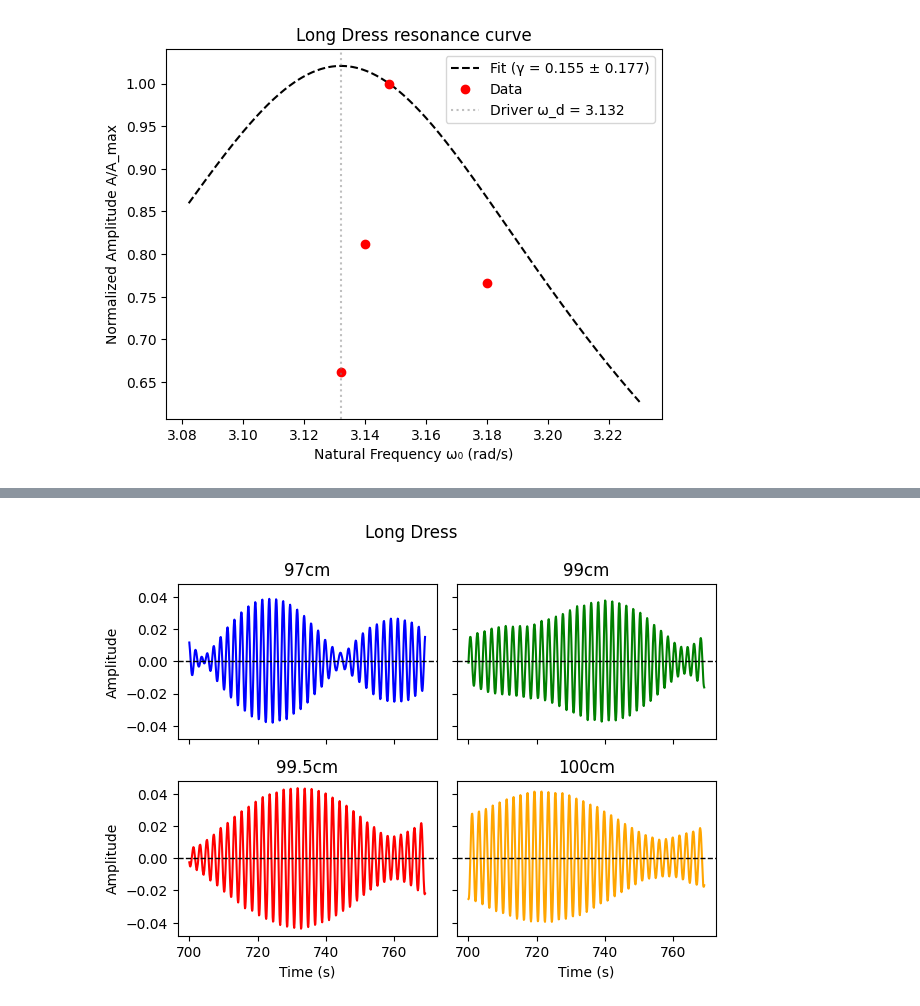
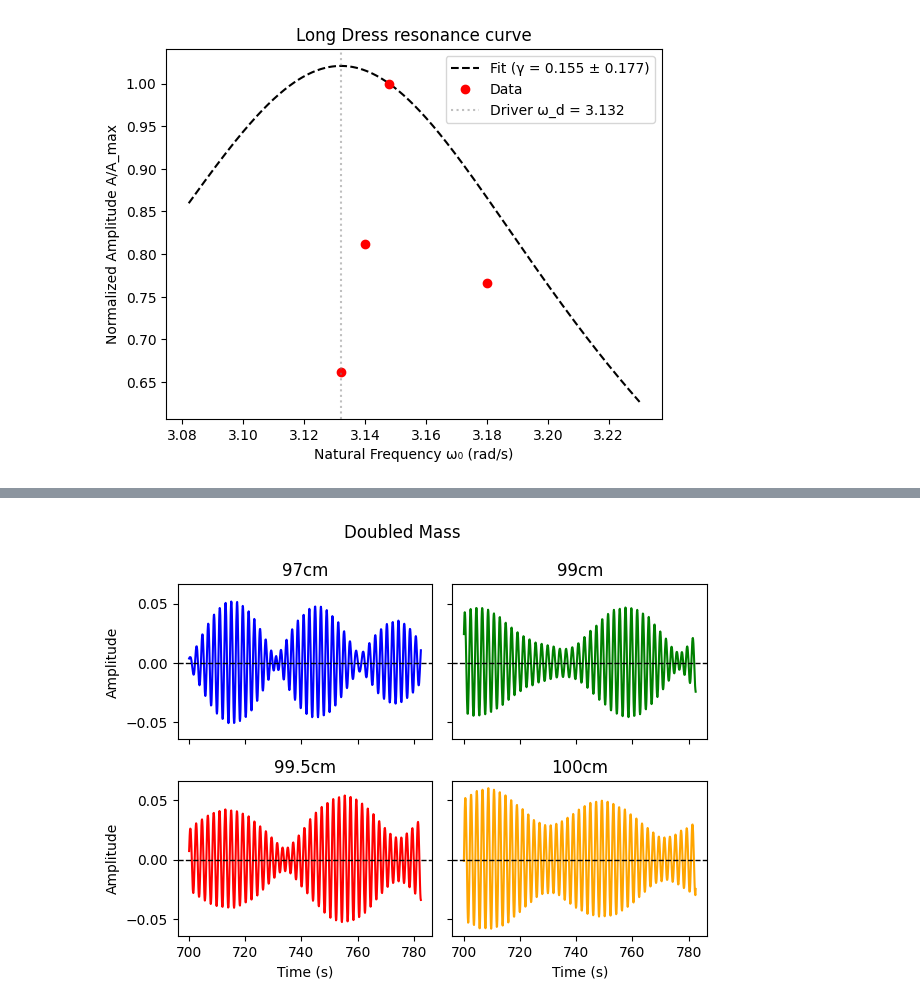
Before and after one commit to kij1n/physics-data-analysis, a Jupyter notebook: sessions/session6.ipynb, the cells around one changed output, grey strips where cells are left out. Drawn from its saved outputs; the diff is of its cells as text; code cells hidden in the pictures.

```diff
--- a/sessions/session6.ipynb
+++ b/sessions/session6.ipynb
@@ -207,5 +210,6 @@ plt.show()
 # %%
-plot_each(increased_mass, title="Long Dress", t_range=(700, np.inf))
+plot_each(doubled_mass, title="Doubled Mass", t_range=(700, np.inf))
+save_plot("session-6/amp-vs-time-doubled-mass-each-late.png")
 plt.show()
 # %% [output]
-[figure, old version]
+[figure, new version]
```
Also changed, not shown: parts of 3 cells of this notebook, 1 other file.
